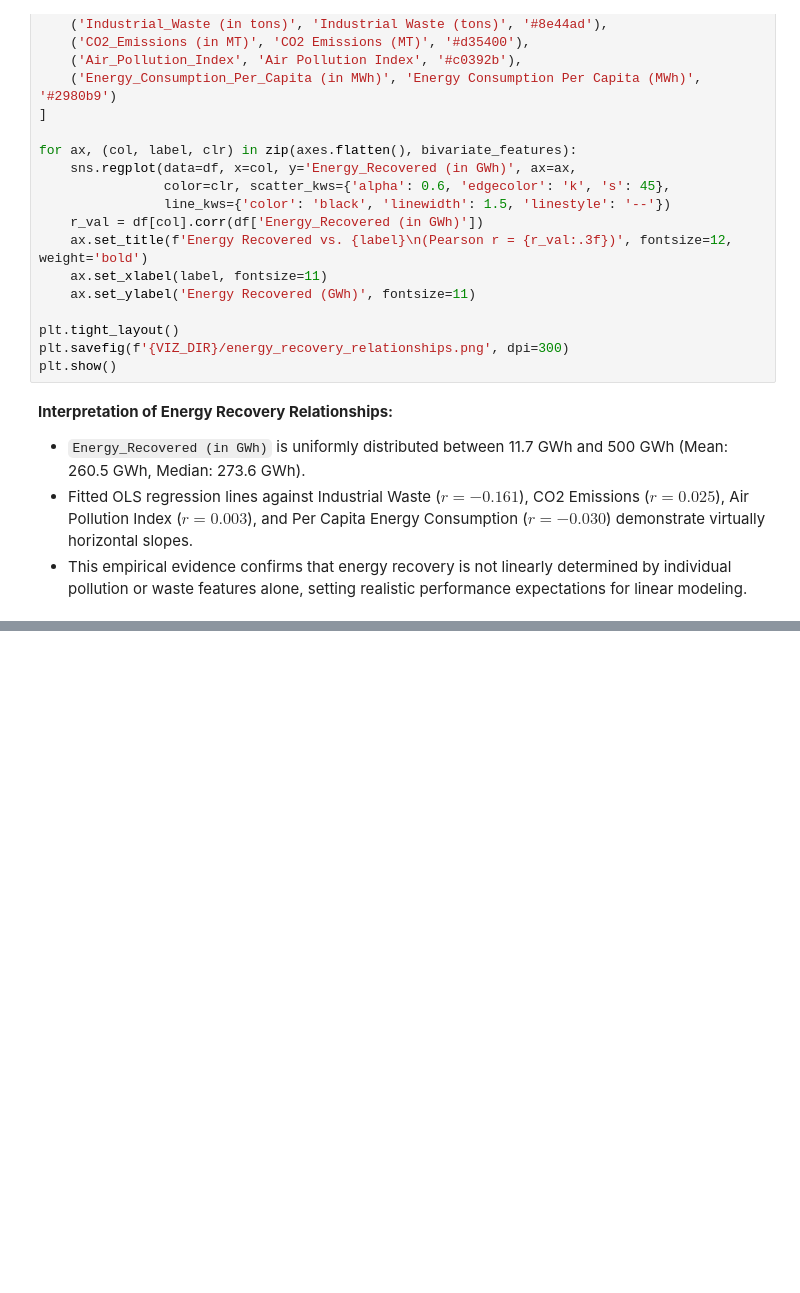
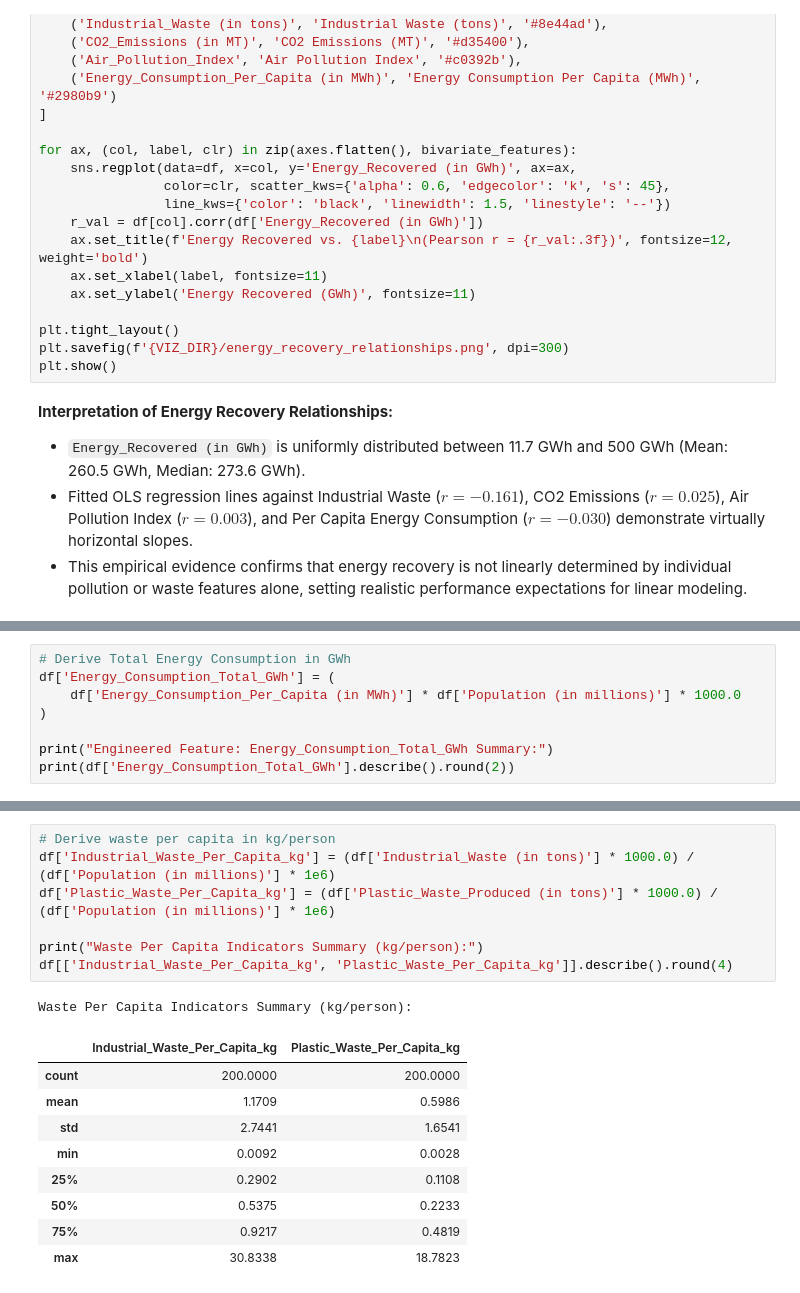
Before and after one commit to paarthrana/Global-Pollution-Analysis, a Jupyter notebook: notebooks/main.ipynb, the cells around one changed output, grey strips where cells are left out. Drawn from its saved outputs; the diff is of its cells as text; blank space fills up the shorter version.

```diff
--- a/notebooks/main.ipynb
+++ b/notebooks/main.ipynb
@@ -413,0 +442,8 @@ plt.show()
+# %%
+# Derive Total Energy Consumption in GWh
+df['Energy_Consumption_Total_GWh'] = (
+    df['Energy_Consumption_Per_Capita (in MWh)'] * df['Population (in millions)'] * 1000.0
+)
+
+print("Engineered Feature: Energy_Consumption_Total_GWh Summary:")
+print(df['Energy_Consumption_Total_GWh'].describe().round(2))
@@ -413,0 +474,18 @@ plt.show()
+# %%
+# Derive waste per capita in kg/person
+df['Industrial_Waste_Per_Capita_kg'] = (df['Industrial_Waste (in tons)'] * 1000.0) / (df['Population (in millions)'] * 1e6)
+df['Plastic_Waste_Per_Capita_kg'] = (df['Plastic_Waste_Produced (in tons)'] * 1000.0) / (df['Population (in millions)'] * 1e6)
+
+print("Waste Per Capita Indicators Summary (kg/person):")
+df[['Industrial_Waste_Per_Capita_kg', 'Plastic_Waste_Per_Capita_kg']].describe().round(4)
+# %% [output]
+Waste Per Capita Indicators Summary (kg/person):
+|  | Industrial_Waste_Per_Capita_kg | Plastic_Waste_Per_Capita_kg |
+| count | 200.0000 | 200.0000 |
+| mean | 1.1709 | 0.5986 |
+| std | 2.7441 | 1.6541 |
+| min | 0.0092 | 0.0028 |
+| 25% | 0.2902 | 0.1108 |
+| 50% | 0.5375 | 0.2233 |
+| 75% | 0.9217 | 0.4819 |
+| max | 30.8338 | 18.7823 |
```
Also changed, not shown: parts of 35 cells of this notebook, 7 other files.
